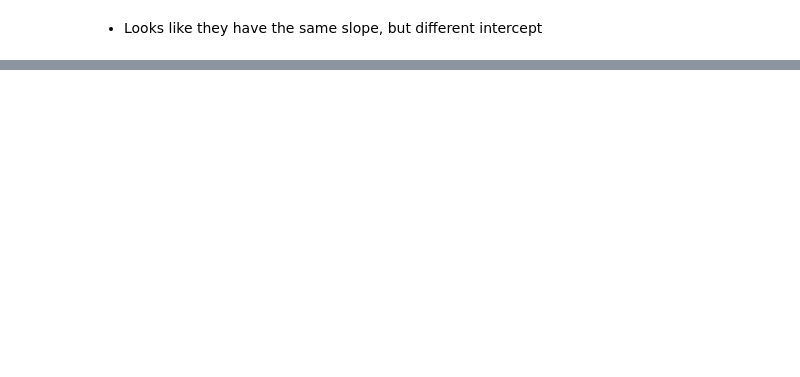
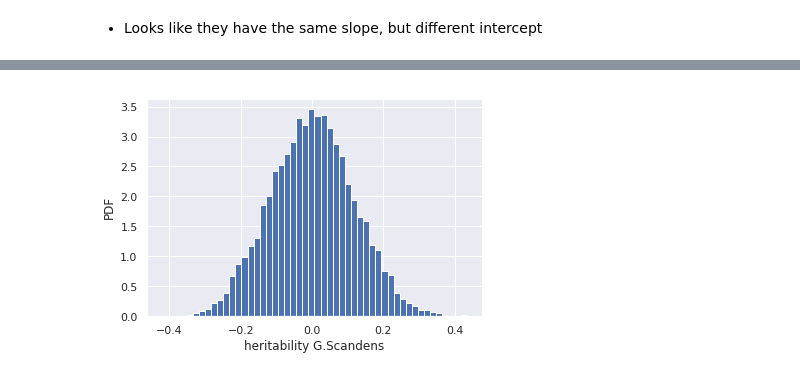
Before and after one commit to Isaacgv/dataScience, a Jupyter notebook: dataScience/Concepts/ApplyTest_beakExample.ipynb, the cells around one changed output, grey strips where cells are left out. Saved outputs shown, nothing was run; the diff lists cells and outputs as text; code cells hidden in the pictures; blank space fills up the shorter version.

Commit message:
add beak data analysis

```diff
--- a/dataScience/Concepts/ApplyTest_beakExample.ipynb
+++ b/dataScience/Concepts/ApplyTest_beakExample.ipynb
@@ -302,0 +621,16 @@ print('2012: intercept =', intercept_2012,
+# %%
+# Initialize array of replicates: perm_replicates
+perm_replicates = np.empty(10000)
+
+# Draw replicates
+for i in range(10000):
+    # Permute parent beak depths
+    bd_parent_permuted = np.random.permutation(bd_parent_scandens)
+    perm_replicates[i] = heritability(bd_parent_permuted, bd_offspring_scandens)
+
+
+# Compute p-value: p
+p = np.sum(perm_replicates >= heritability_scandens) / len(perm_replicates)
+
+# Print the p-value
+print('p-val =', p)
@@ -302,0 +643,6 @@ print('2012: intercept =', intercept_2012,
+# %%
+_ = plt.hist(perm_replicates , bins=50, density=True)
+_ = plt.xlabel('heritability G.Scandens')
+_ = plt.ylabel('PDF')
+# %% [output]
+[figure, added]
```
Also changed, not shown: parts of 24 cells of this notebook.
